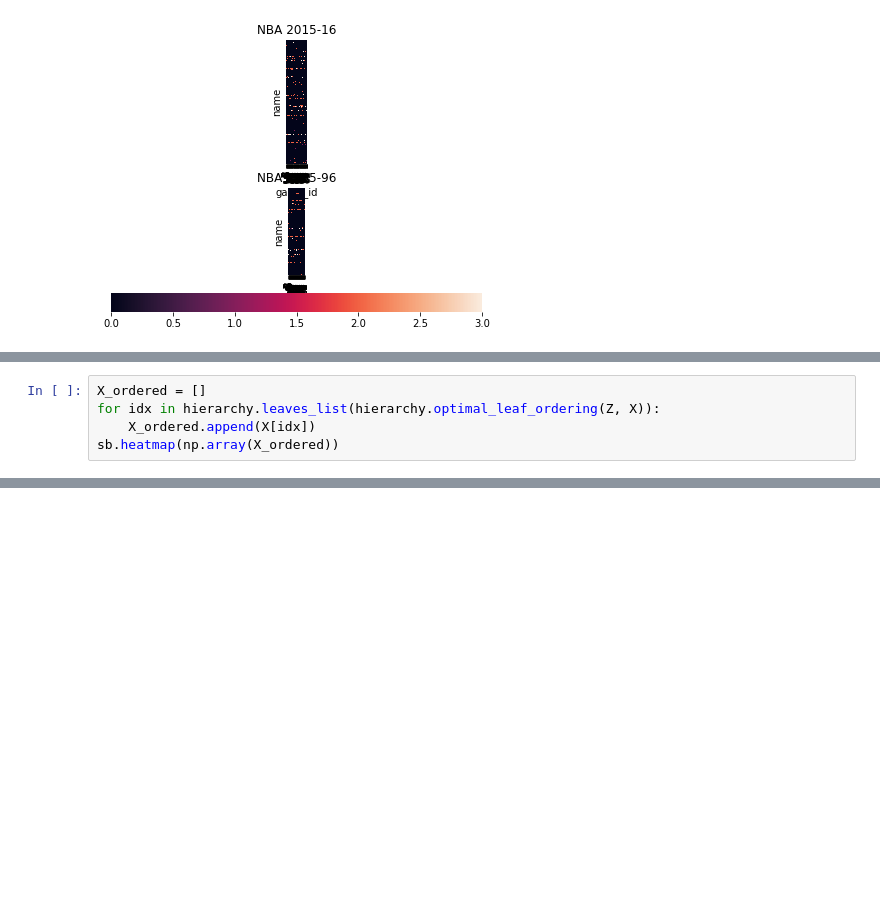
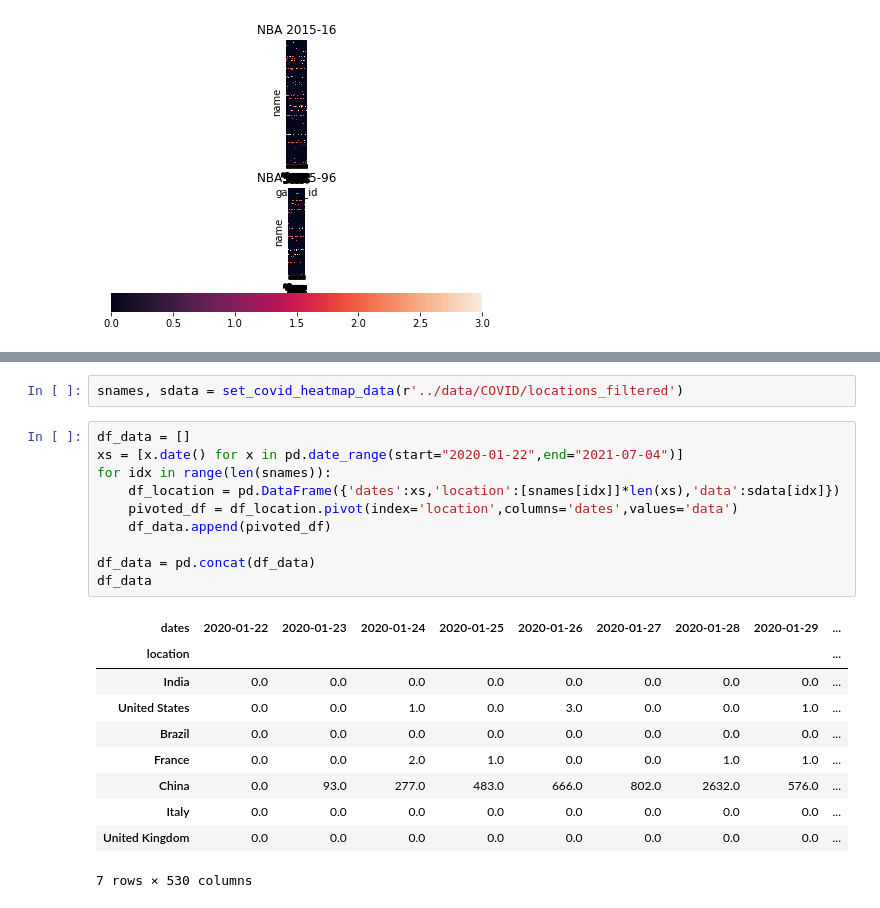
Before and after one commit to plal/band-depth, a Jupyter notebook: notebooks/2021-06-22_heatmap-test.ipynb, the cells around one changed output, grey strips where cells are left out. Cells and saved outputs as stored; diff of their text form; blank space fills up the shorter version.

```diff
--- a/notebooks/2021-06-22_heatmap-test.ipynb
+++ b/notebooks/2021-06-22_heatmap-test.ipynb
@@ -239,5 +270,0 @@ sb.heatmap(X)
-# %%
-X_ordered = []
-for idx in hierarchy.leaves_list(hierarchy.optimal_leaf_ordering(Z, X)):
-    X_ordered.append(X[idx])
-sb.heatmap(np.array(X_ordered))
@@ -246,0 +328,23 @@ sb.heatmap(np.array(X_ordered))
+# %%
+snames, sdata = set_covid_heatmap_data(r'../data/COVID/locations_filtered')
+# %%
+df_data = []
+xs = [x.date() for x in pd.date_range(start="2020-01-22",end="2021-07-04")]
+for idx in range(len(snames)):
+    df_location = pd.DataFrame({'dates':xs,'location':[snames[idx]]*len(xs),'data':sdata[idx]})
+    pivoted_df = df_location.pivot(index='location',columns='dates',values='data')
+    df_data.append(pivoted_df)
+
+df_data = pd.concat(df_data)
+df_data
+# %% [output]
+| dates | 2020-01-22 | 2020-01-23 | 2020-01-24 | 2020-01-25 | 2020-01-26 | 2020-01-27 | 2020-01-28 | 2020-01-29 | ... |
+| location |  |  |  |  |  |  |  |  | ... |
+| India | 0.0 | 0.0 | 0.0 | 0.0 | 0.0 | 0.0 | 0.0 | 0.0 | ... |
+| United States | 0.0 | 0.0 | 1.0 | 0.0 | 3.0 | 0.0 | 0.0 | 1.0 | ... |
+| Brazil | 0.0 | 0.0 | 0.0 | 0.0 | 0.0 | 0.0 | 0.0 | 0.0 | ... |
+| France | 0.0 | 0.0 | 2.0 | 1.0 | 0.0 | 0.0 | 1.0 | 1.0 | ... |
+| China | 0.0 | 93.0 | 277.0 | 483.0 | 666.0 | 802.0 | 2632.0 | 576.0 | ... |
+| Italy | 0.0 | 0.0 | 0.0 | 0.0 | 0.0 | 0.0 | 0.0 | 0.0 | ... |
+| United Kingdom | 0.0 | 0.0 | 0.0 | 0.0 | 0.0 | 0.0 | 0.0 | 0.0 | ... |
+7 rows × 530 columns
```
Also changed, not shown: parts of 19 cells of this notebook.
